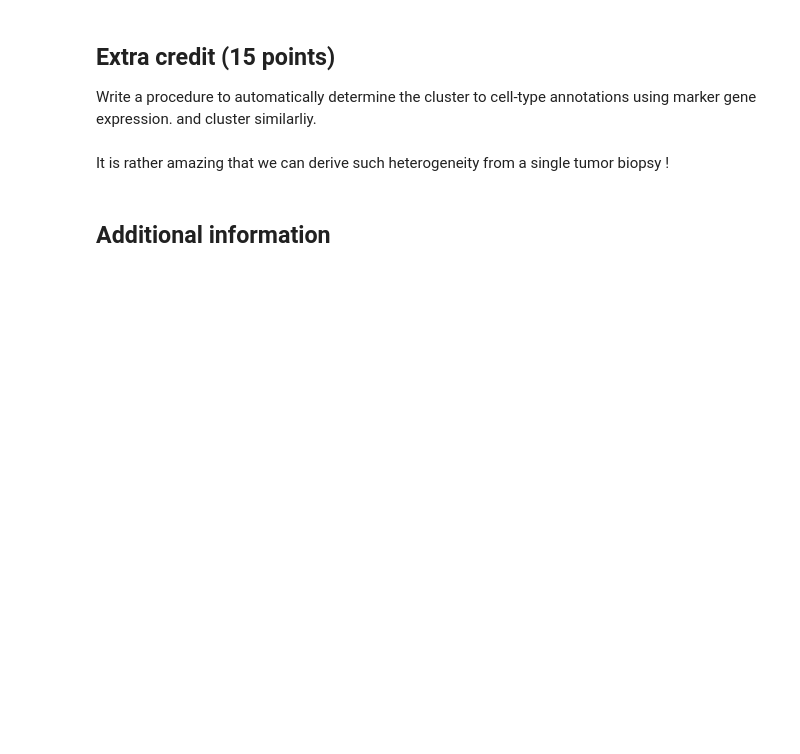
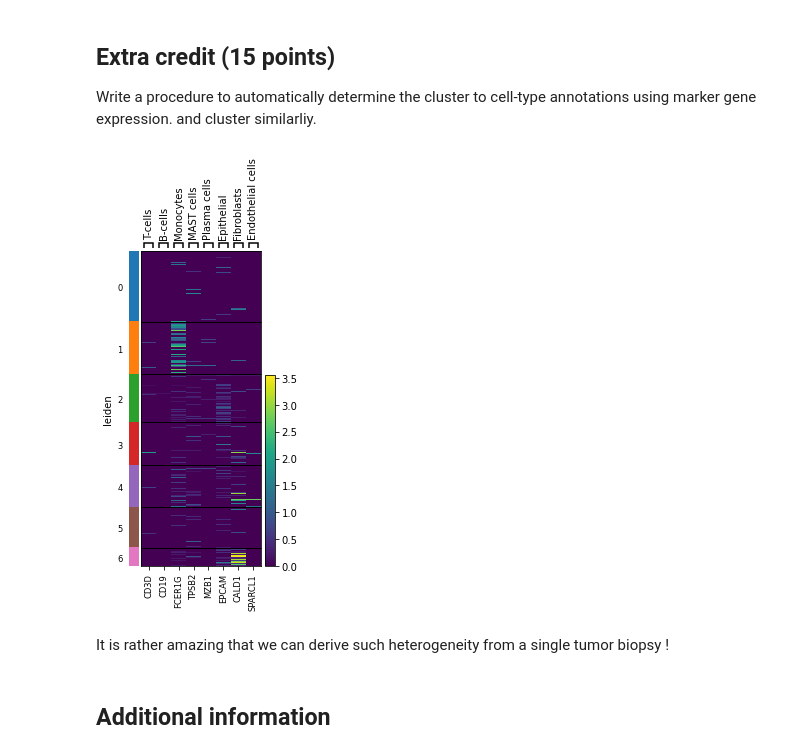
Before and after one commit to kristenabe/tfcb_2024-copy, a Jupyter notebook: homeworks/homework08/Abe_Homework8.ipynb, the cells around one changed output. Saved outputs shown, nothing was run; the diff lists cells and outputs as text; code cells hidden in the pictures; blank space fills up the shorter version.

```diff
--- a/homeworks/homework08/Abe_Homework8.ipynb
+++ b/homeworks/homework08/Abe_Homework8.ipynb
@@ -229,6 +236,10 @@ sc.pl.embedding(ad, basis='umap', color='celltype')
 Write a procedure to automatically determine the cluster to cell-type annotations using marker gene expression. and cluster similarliy.
 # %%
 # Plot heatmap of marker genes per cell - 5 points
+
+sc.pl.heatmap(ad, marker_genes_dict, groupby='leiden')
+# %% [output]
+[figure, added]
 # %% [markdown]
 It is rather amazing that we can derive such heterogeneity from a single tumor biopsy !
 # %% [markdown]
```
Also changed, not shown: parts of 19 cells of this notebook.
